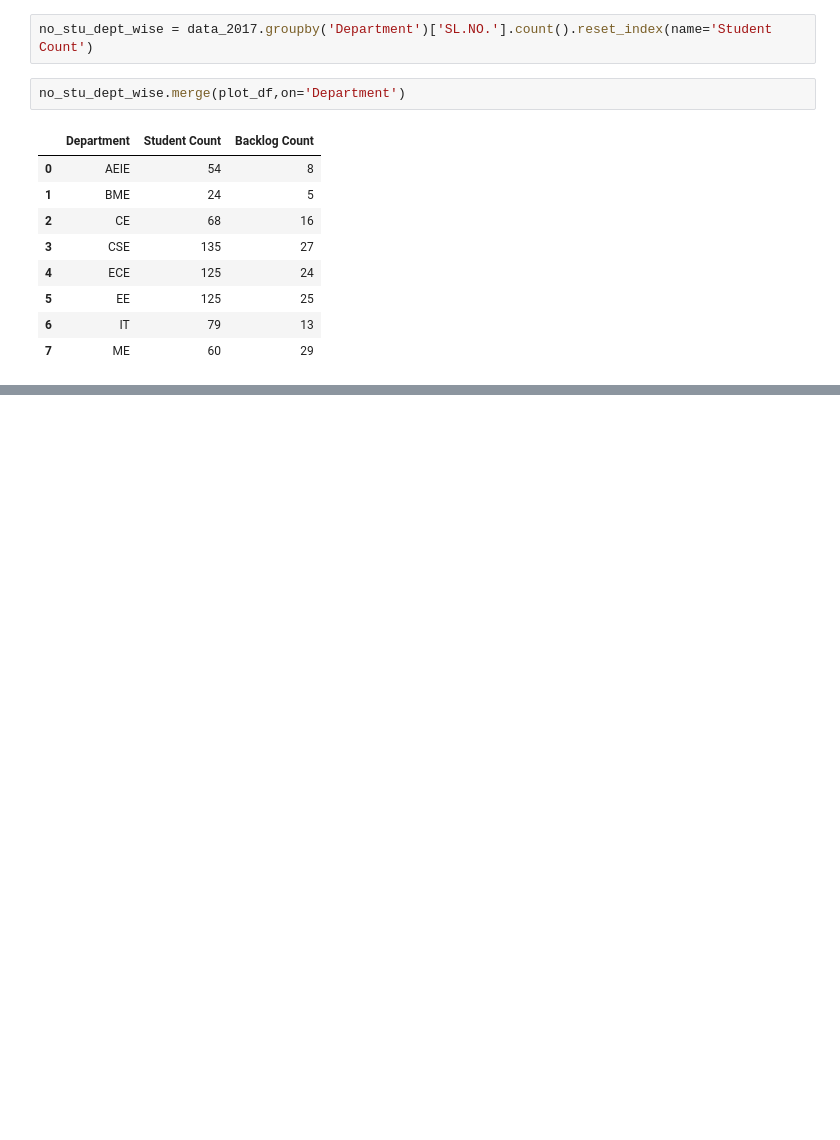
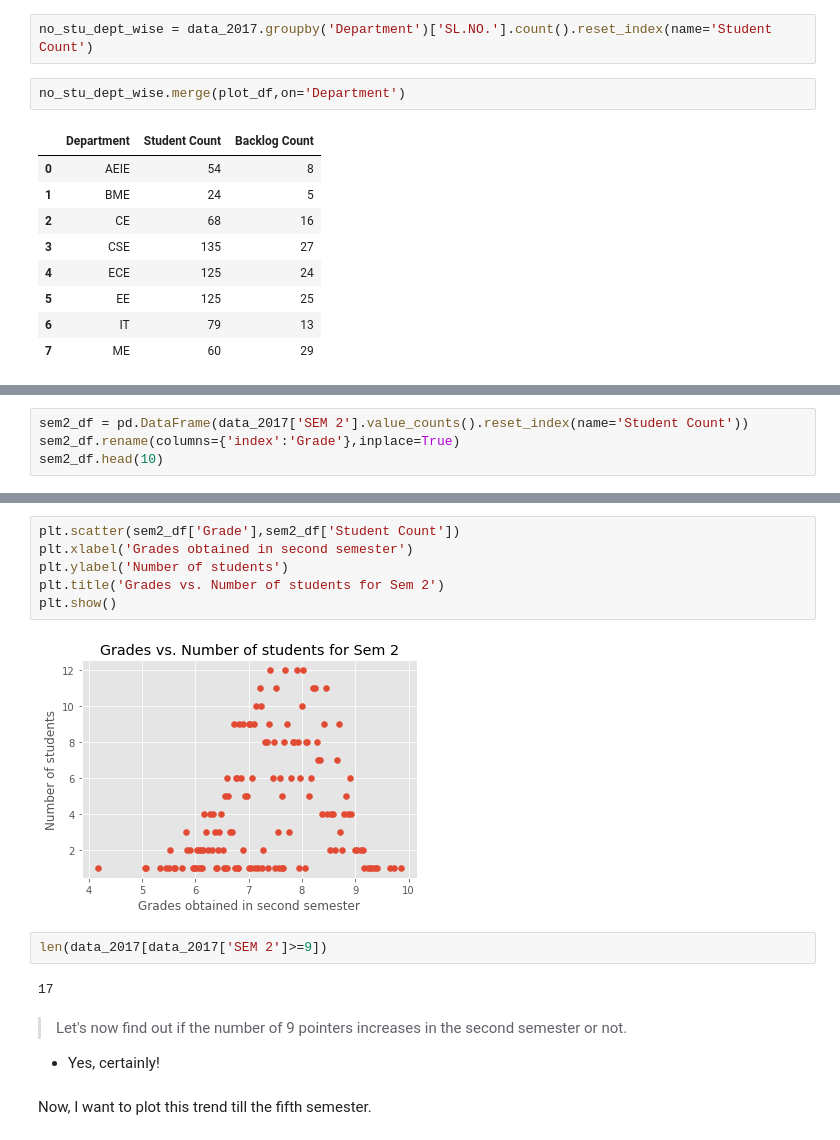
Before and after one commit to sayakpaul/Analysis-of-college-database-of-2017-passouts, a Jupyter notebook: 2017_Passout_Data_Analysis.ipynb, the cells around one changed output, grey strips where cells are left out. Cells and saved outputs as stored; diff of their text form; blank space fills up the shorter version.

```diff
--- a/2017_Passout_Data_Analysis.ipynb
+++ b/2017_Passout_Data_Analysis.ipynb
@@ -576,0 +645,4 @@ for i in subplot.patches:
+# %%
+sem2_df = pd.DataFrame(data_2017['SEM 2'].value_counts().reset_index(name='Student Count'))
+sem2_df.rename(columns={'index':'Grade'},inplace=True)
+sem2_df.head(10)
@@ -576,0 +661,18 @@ for i in subplot.patches:
+# %%
+plt.scatter(sem2_df['Grade'],sem2_df['Student Count'])
+plt.xlabel('Grades obtained in second semester')
+plt.ylabel('Number of students')
+plt.title('Grades vs. Number of students for Sem 2')
+plt.show()
+# %% [output]
+[figure, added]
+# %%
+len(data_2017[data_2017['SEM 2']>=9])
+# %% [output]
+17
+# %% [markdown]
+> Let's now find out if the number of 9 pointers increases in the second semester or not.
+
+- Yes, certainly!
+# %% [markdown]
+Now, I want to plot this trend till the fifth semester.
```
Also changed, not shown: parts of 41 cells of this notebook.
